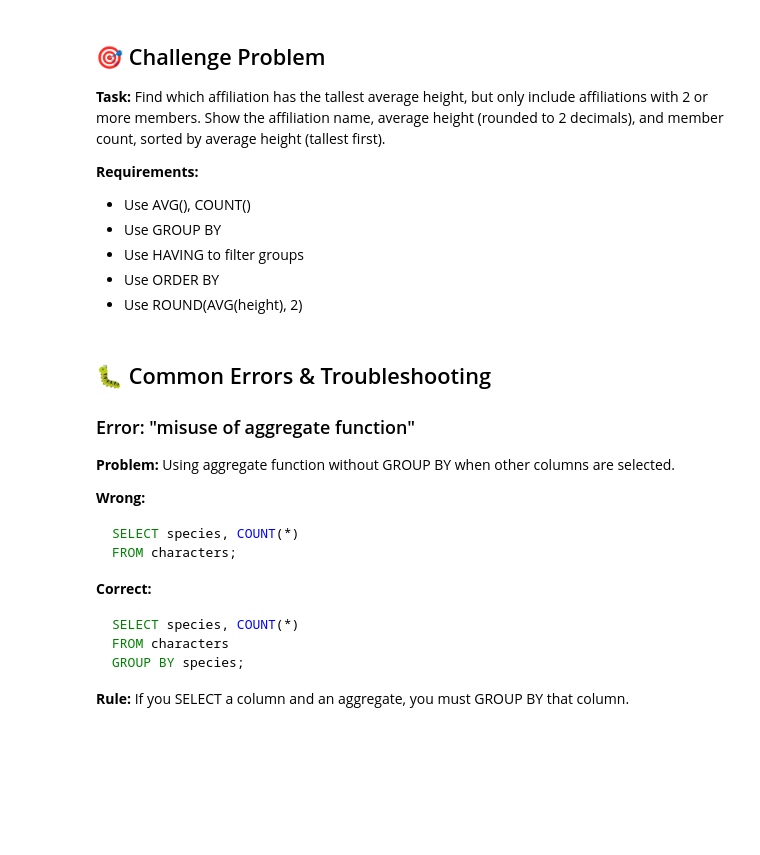
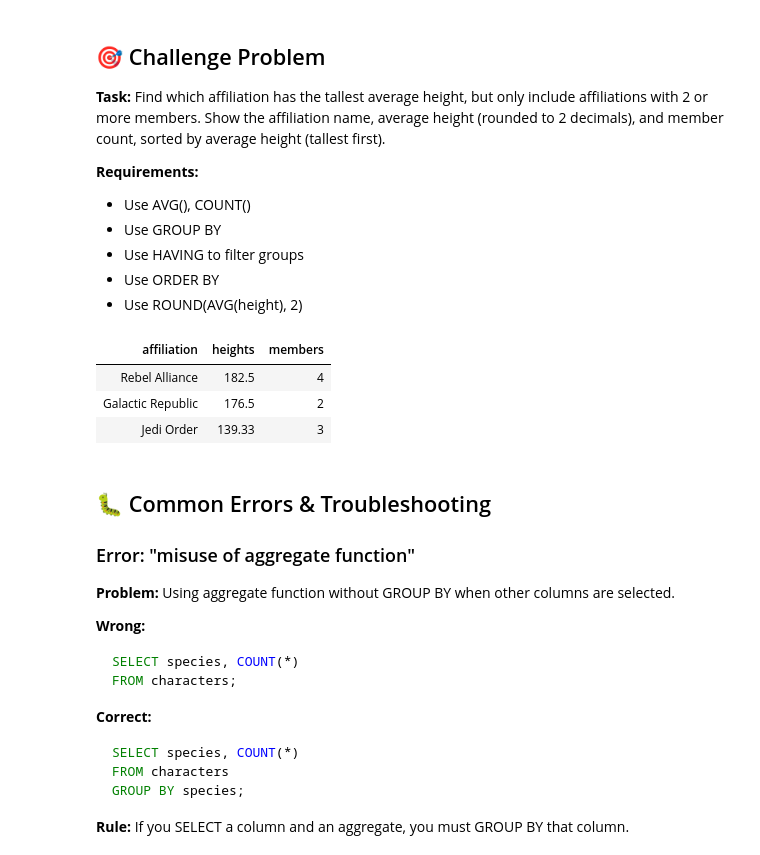
Before and after one commit to TempeHS/2026SE-SQL-Gerrard.Fong, a Jupyter notebook: lessons/lesson4_aggregates.ipynb, the cells around one changed output. Cells and saved outputs as stored; diff of their text form; code cells hidden in the pictures; blank space fills up the shorter version.

Commit message:
Completed Lesson 4: Added height data and finished Challenge

```diff
--- a/lessons/lesson4_aggregates.ipynb
+++ b/lessons/lesson4_aggregates.ipynb
@@ -456,3 +444,13 @@ SELECT homeworld, COUNT(*) AS amount FROM characters GROUP BY homeworld HAVING C
+# %%
+%%sql
+-- Challenge Problem
+
+SELECT affiliation, ROUND(AVG(height), 2) AS heights, COUNT(name) AS members FROM characters GROUP BY affiliation HAVING COUNT(*) >= 2 ORDER BY heights DESC
+# %% [output]
+| affiliation | heights | members |
+| Rebel Alliance | 182.5 | 4 |
+| Galactic Republic | 176.5 | 2 |
+| Jedi Order | 139.33 | 3 |
 # %% [markdown]
 ## 🐛 Common Errors & Troubleshooting
 
```
Also changed, not shown: parts of 3 cells of this notebook.
